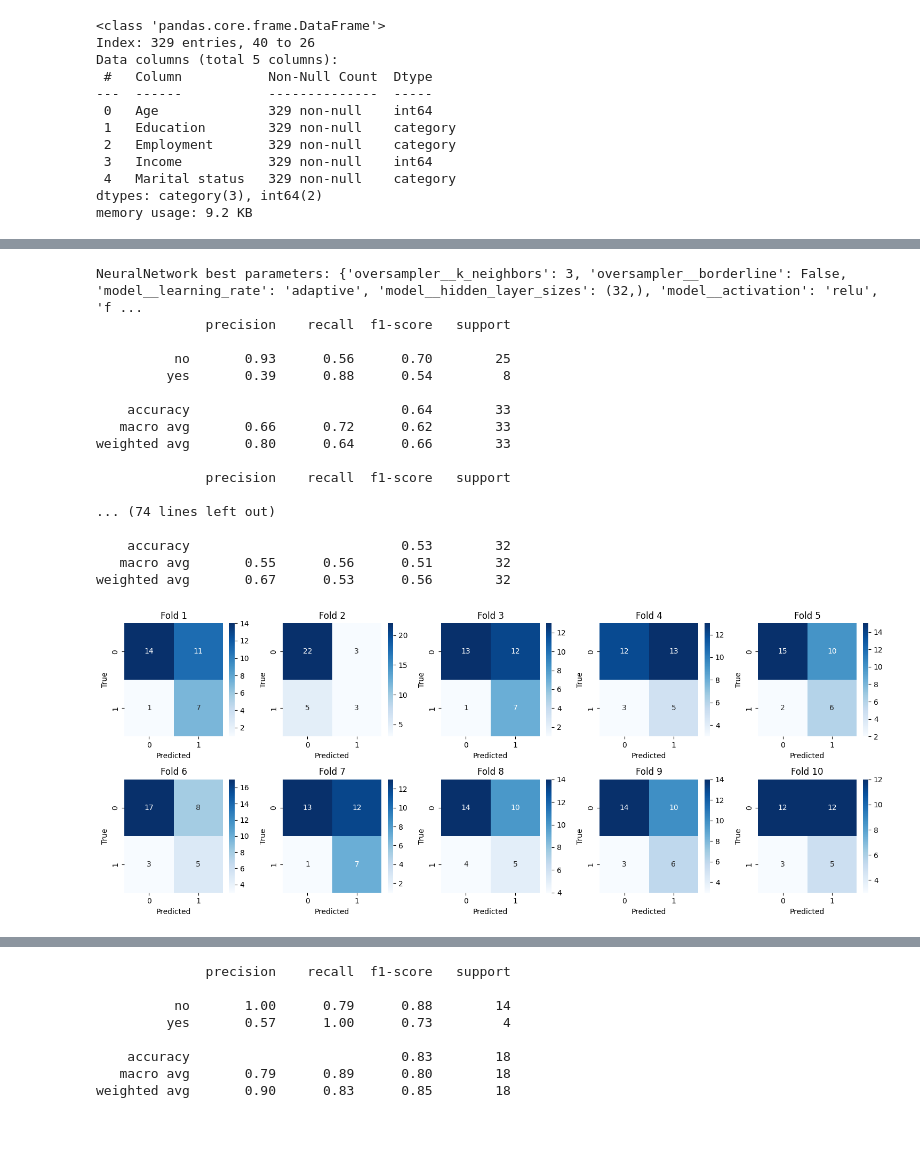
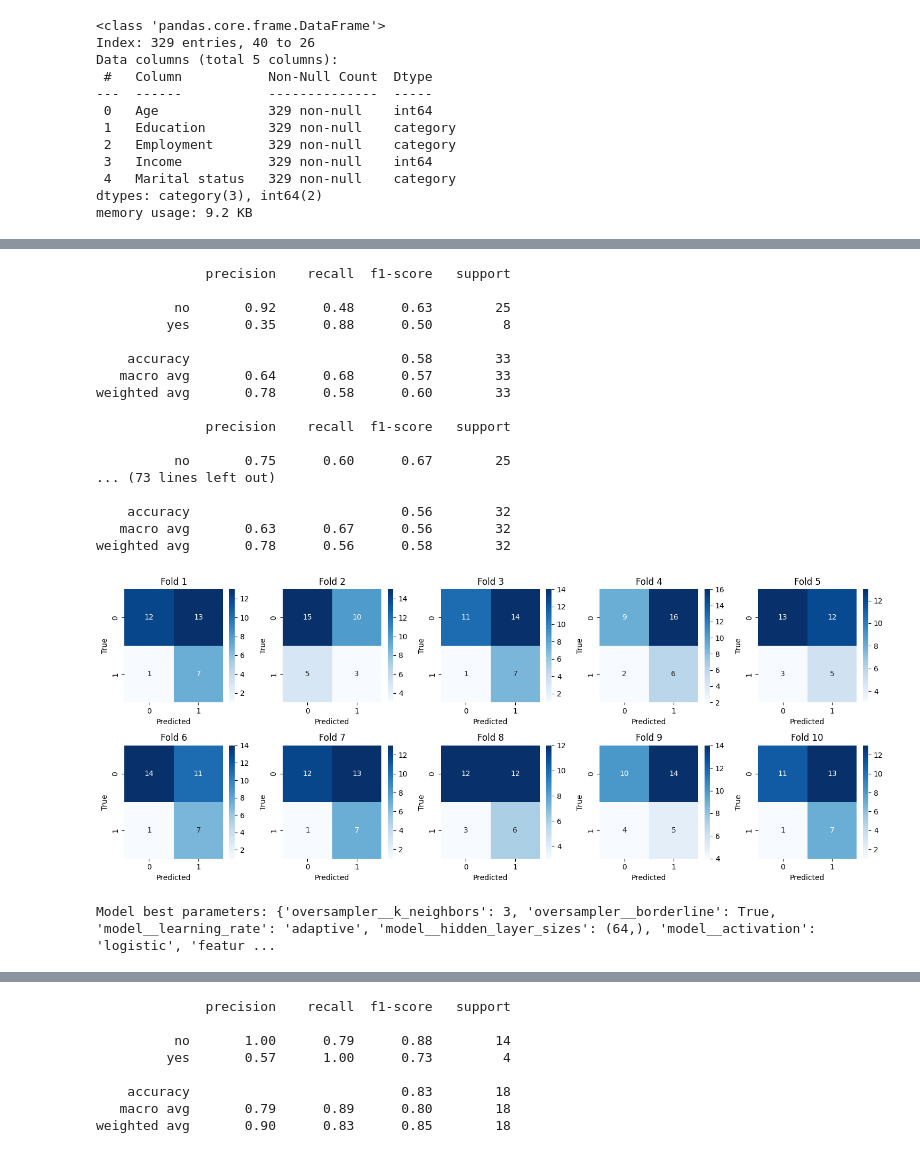
Before and after one commit to cletopellegrino/Mixed-Data-Pipeline, a Jupyter notebook: Domestic Violence.ipynb, the cells around one changed output, grey strips where cells are left out. Drawn from its saved outputs; the diff is of its cells as text; code cells hidden in the pictures.

```diff
--- a/Domestic Violence.ipynb
+++ b/Domestic Violence.ipynb
@@ -33,7 +34,7 @@ train_data.shape, test_data.shape, train_labels.shape, test_labels.shape
 # %%
 for column in train_data.columns:
     if train_data[column].dtype == "object":
-        train_data[column] = train_data[column].astype("str").astype("category")
+        train_data[column] = train_data[column].astype("category")
 
 train_data.info()
 # %% [output]
@@ -56,6 +67,8 @@ for index, row in train_data.iterrows():
 # %%
 numeric_features = ['Age', 'Income']
 categorical_features = ['Marital status ', 'Education ', 'Employment ']
+ordinal_columns = {'cat__Employment ': ['unemployed', 'semi employed', 'employed'],
+                   'cat__Education ': ['none', 'primary', 'secondary', 'tertiary']}
 # %%
 param_grid_RandomForest = {
     "feature_selector__k": range(1, 6),
@@ -131,6 +144,7 @@ clf_AdaBoostGNB = create_pipeline(
 clf_NeuralNetwork = create_pipeline(
         numerical_features=numeric_features,
         categorical_features=categorical_features,
+        ordinal_columns=ordinal_columns,
         imputers_needed=False,
         scaler=RobustScaler(),
         oversample_needed=True,
@@ -329,56 +260,28 @@ weighted avg       0.74      0.47      0.48        32
 # %%
-clfnn = RandomizedSearchCV(
-    estimator = clf_NeuralNetwork,
-    param_distributions=param_grid_NeuralNetwork,
-    cv = skf,
-    scoring = scorer,
-    n_jobs=-1,
-    random_state=0,
-    n_iter=10,
-)
-clfnn.fit(train_data, train_labels)
-
-best_params = clfnn.best_params_
-print("NeuralNetwork best parameters:", best_params)
-
 f_macro_scores4 = []
-fig, axes = plt.subplots(2, 5, figsize=(15, 6))
-for fold, (train_index, test_index) in enumerate(skf.split(train_data, train_labels)):
-    X_fold_train, X_fold_valid = train_data.iloc[train_index], train_data.iloc[test_index]
-    y_fold_train, y_fold_valid = train_labels.iloc[train_index], train_labels.iloc[test_index]
-
-    y_pred = clfnn.predict(X_fold_valid)
-
-    cm = confusion_matrix(y_fold_valid, y_pred)
-    report = classification_report(y_fold_valid, y_pred, output_dict=False)
-    print(report)
-    report = classification_report(y_fold_valid, y_pred, output_dict=True)
-    f_macro_scores4.append(report["accuracy"])
-
-    sns.heatmap(cm, annot=True, cmap='Blues', fmt='g', ax=axes[fold // 5, fold % 5])
-    axes[fold // 5, fold % 5].set_title(f'Fold {fold+1}')
-    axes[fold // 5, fold % 5].set_xlabel('Predicted')
-    axes[fold // 5, fold % 5].set_ylabel('True')
-
-plt.tight_layout()
-plt.show()
+clfNN, best_params, reports = \
+    Stratified10KFoldValidation(clf_NeuralNetwork, param_grid_NeuralNetwork, train_data, train_labels, scorer, skf)
+print("Model best parameters:", best_params)
+for report in reports:
+    f_macro_scores4.append(report["macro avg"]["f1-score"])
 # %% [output]
-NeuralNetwork best parameters: {'oversampler__k_neighbors': 3, 'oversampler__borderline': False, 'model__learning_rate': 'adaptive', 'model__hidden_layer_sizes': (32,), 'model__activation': 'relu', 'f ...
               precision    recall  f1-score   support
 
-          no       0.93      0.56      0.70        25
-         yes       0.39      0.88      0.54         8
+          no       0.92      0.48      0.63        25
+         yes       0.35      0.88      0.50         8
 
-    accuracy                           0.64        33
-   macro avg       0.66      0.72      0.62        33
-weighted avg       0.80      0.64      0.66        33
+    accuracy                           0.58        33
+   macro avg       0.64      0.68      0.57        33
+weighted avg       0.78      0.58      0.60        33
 
               precision    recall  f1-score   support
 
-... (74 lines left out)
+          no       0.75      0.60      0.67        25
+... (73 lines left out)
 
-    accuracy                           0.53        32
-   macro avg       0.55      0.56      0.51        32
-weighted avg       0.67      0.53      0.56        32
+    accuracy                           0.56        32
+   macro avg       0.63      0.67      0.56        32
+weighted avg       0.78      0.56      0.58        32
-[figure, old version]
+[figure, new version]
+Model best parameters: {'oversampler__k_neighbors': 3, 'oversampler__borderline': True, 'model__learning_rate': 'adaptive', 'model__hidden_layer_sizes': (64,), 'model__activation': 'logistic', 'featur ...
 # %%
```
Also changed, not shown: parts of 14 cells of this notebook, 6 other files.
